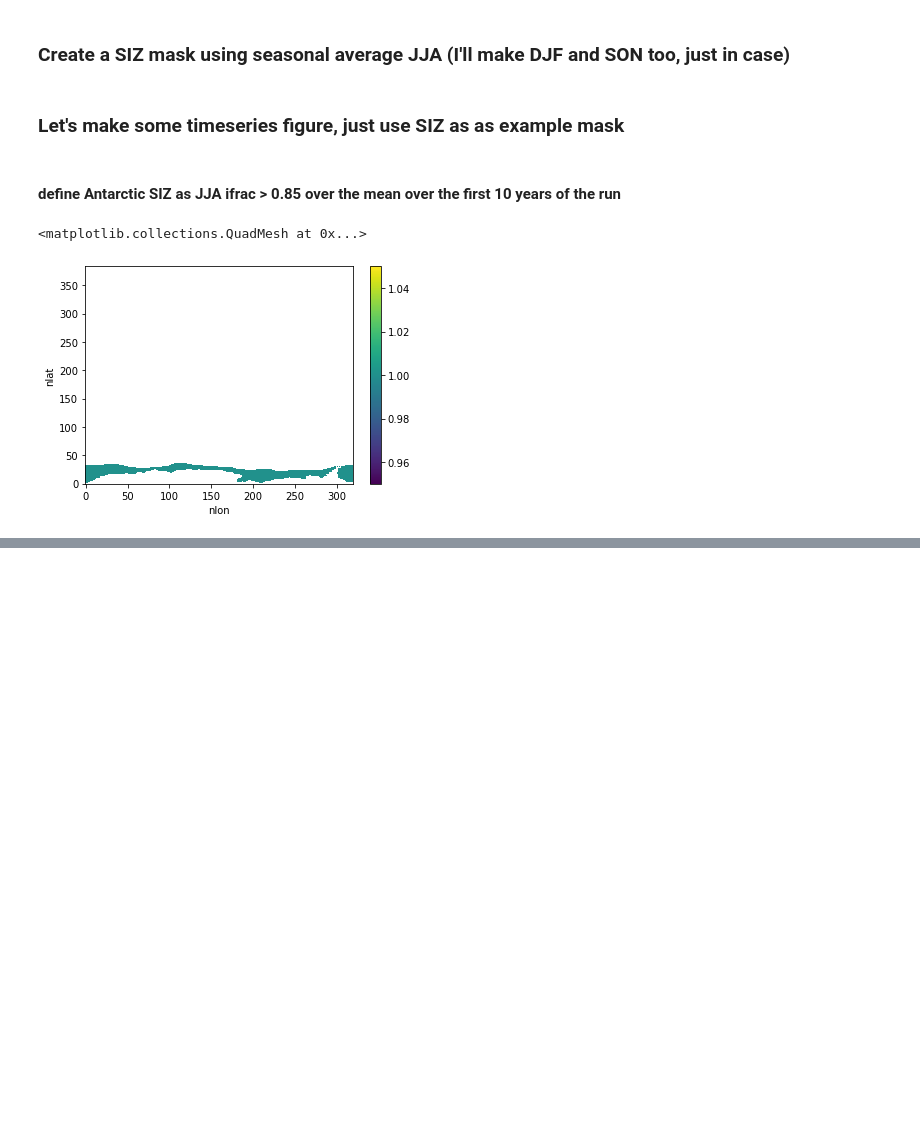
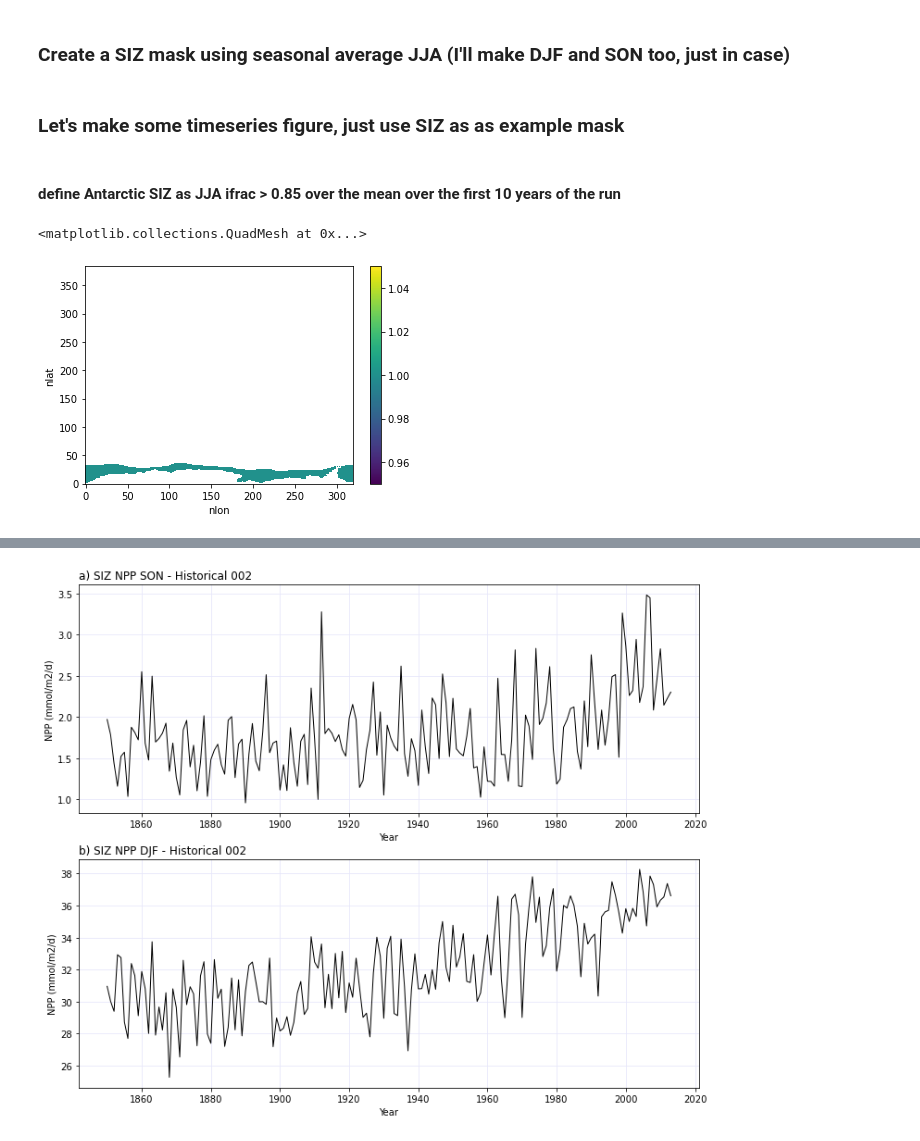
Before and after one commit to kristenkrumhardt/useful, a Jupyter notebook: read_in_4p2z_PI_control.ipynb, the cells around one changed output, grey strips where cells are left out. Cells and saved outputs as stored; diff of their text form; code cells hidden in the pictures; blank space fills up the shorter version.

```diff
--- a/read_in_4p2z_PI_control.ipynb
+++ b/read_in_4p2z_PI_control.ipynb
@@ -305,0 +471,2 @@ ax.yaxis.grid(False, which='major',color='lavender');
+# %%
+ds['time'] = ds.time_bound.compute().mean(dim="d2")
@@ -305,0 +542,4 @@ ax.yaxis.grid(False, which='major',color='lavender');
+# %%
+ts_siz_djf['time'] = np.arange(1850,2015,1)
+ts_siz_son['time'] = np.arange(1850,2015,1)
+ts_siz_jja['time'] = np.arange(1850,2015,1)
@@ -305,0 +571,26 @@ ax.yaxis.grid(False, which='major',color='lavender');
+# %%
+ts_siz_djf = ts_siz_djf.isel(time=slice(0,164)) ### chopping off last timeslice since the DJF ds is only december in the last timeslice
+ts_siz_son = ts_siz_son.isel(time=slice(0,164))
+ts_siz_jja = ts_siz_jja.isel(time=slice(0,164))
+# %%
+fig = plt.figure(figsize=(12,10))
+
+ax = fig.add_subplot(2,1,1)
+ax.set_title('a) SIZ NPP SON - Historical 002', loc='left')
+
+ax.plot(ts_siz_son['time'], ts_siz_son['photoC_TOT_zint_100m']*86400.*0.01,linewidth=1,color='black')
+
+ax.set(ylabel='NPP (mmol/m2/d)',xlabel='Year');
+ax.xaxis.grid(True, which='major',color='lavender')
+ax.yaxis.grid(False, which='major',color='lavender');
+#############################3
+ax = fig.add_subplot(2,1,2)
+ax.set_title('b) SIZ NPP DJF - Historical 002', loc='left')
+
+ax.plot(ts_siz_djf['time'], ts_siz_djf['photoC_TOT_zint_100m']*86400.*0.01,linewidth=1,color='black')
+
+ax.set(ylabel='NPP (mmol/m2/d)',xlabel='Year');
+ax.xaxis.grid(True, which='major',color='lavender')
+ax.yaxis.grid(False, which='major',color='lavender');
+# %% [output]
+[figure, added]
```
Also changed, not shown: parts of 17 cells of this notebook.
